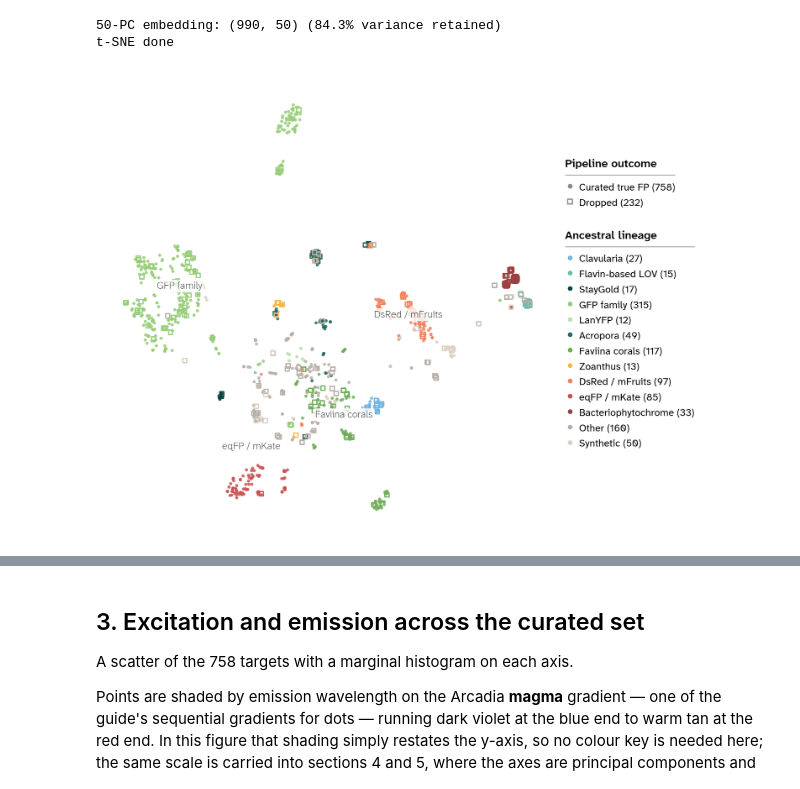
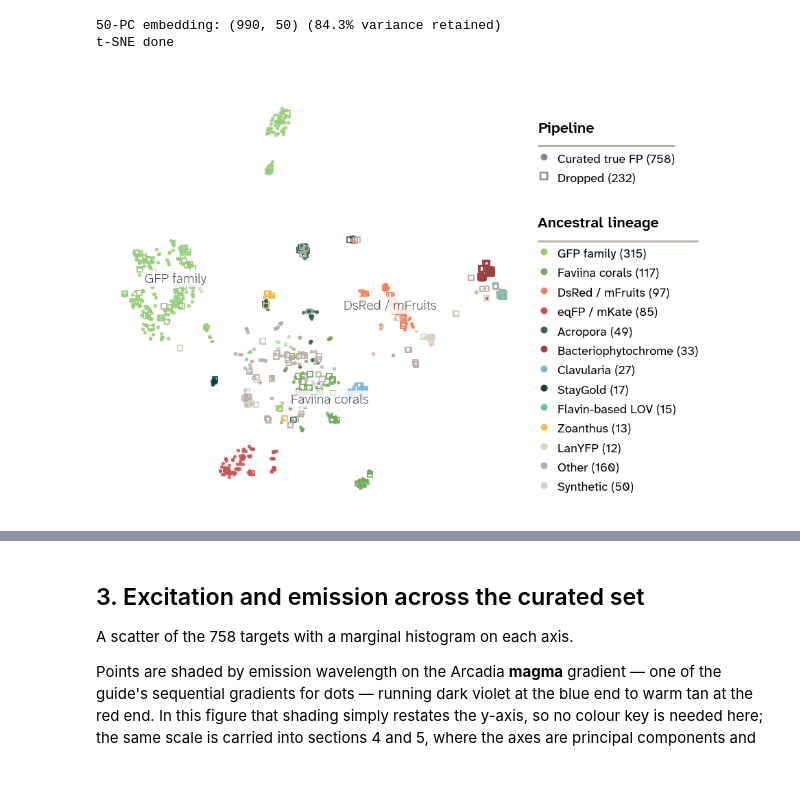
Before and after one commit to Arcadia-Science/FPguide, a Jupyter notebook: dataset_pipeline/visualize_curation.ipynb, the cells around one changed output, grey strips where cells are left out. Saved outputs shown, nothing was run; the diff lists cells and outputs as text; code cells hidden in the pictures.

Commit message:
added visualization for FPbase

```diff
--- a/dataset_pipeline/visualize_curation.ipynb
+++ b/dataset_pipeline/visualize_curation.ipynb
@@ -114,7 +114,8 @@ def panel_letter(ax, letter, dx=-46, dy=12):
                 ha="left", va="bottom", annotation_clip=False, **PANEL_LETTER)
 
 
-def key_block(key_ax, handles, title, ncol=1, entry_gap=34):
+def key_block(key_ax, handles, title, ncol=1, entry_gap=None, title_fontsize=17,
+              **legend_kwargs):
     '''Draw a key into a dedicated blank axes: SemiBold title over a 1.5pt Chateau rule.
 
     This replaces apc.mpl.add_legend_line, which does not fit this notebook on two counts:
@@ -123,23 +124,28 @@ def key_block(key_ax, handles, title, ncol=1, entry_gap=34):
     drawing in points, so the rule comes out too long whenever the figure DPI is not 72.
     Measuring the drawn legend instead gives a rule that ends at the longest label, as the
     guide asks, at any DPI and any number of columns.
+
+    The title defaults to the guide's 17pt SemiBold over 15pt entries; a key with more entries
+    than its panel can hold steps both down, and then the rule and the gap below the title
+    follow the title size. Everything else (`fontsize`, `labelspacing`, ...) goes to `legend`.
     '''
     key_ax.axis("off")
     figure = key_ax.figure
     height_px = key_ax.get_position().height * figure.get_figheight() * 72
+    entry_gap = 2 * title_fontsize if entry_gap is None else entry_gap
 
     def down(px):
         return 1 - px / height_px
 
     legend = key_ax.legend(handles=handles, loc="upper left", ncol=ncol,
                            bbox_to_anchor=(0, down(entry_gap)),
-                           alignment="left", columnspacing=1.2)
+                           alignment="left", columnspacing=1.2, **legend_kwargs)
     key_ax.text(0, down(0), title, transform=key_ax.transAxes, ha="left", va="top",
-                fontsize=17, fontweight="semibold", color=str(apc.black))
+                fontsize=title_fontsize, fontweight="semibold", color=str(apc.black))
 
     figure.canvas.draw()
     right = legend.get_window_extent().transformed(key_ax.transAxes.inverted()).x1
-    key_ax.plot([0, right], [down(24)] * 2, transform=key_ax.transAxes,
+    key_ax.plot([0, right], [down(title_fontsize + 7)] * 2, transform=key_ax.transAxes,
                 lw=1.5, color=str(apc.chateau), clip_on=False, solid_capstyle="butt")
     return legend
 
@@ -326,13 +332,20 @@ print("t-SNE done")
 50-PC embedding: (990, 50) (84.3% variance retained)
 t-SNE done
 # %%
-def label_families(ax, df, n_labels=4):
+# Half_square is a third of the width this map had as a Full_wide panel, so everything drawn on
+# it is scaled to match: the guide's 15pt is reserved for full-size panels, and 13 key entries
+# beside a 300px map only fit at 9pt. Sizes live here so the map and its keys stay in step.
+CALLOUT_FS, KEY_FS, KEY_TITLE_FS = 10, 9, 11
+KEPT_S, DROPPED_S, SWATCH_S = 7, 14, 5
+
+
+def label_families(ax, df, n_labels=3, fontsize=CALLOUT_FS):
     '''Annotate the largest lineages at the median of their points.
 
     Callout labels are Charcoal per the guide (text is only ever Black, White or Charcoal),
     so the colour association is carried by the key rather than by the label itself.
     Anchors are clamped toward the middle of the cloud to keep edge-hugging groups in frame,
-    and only the few largest lineages are labelled -- at 15pt, more than that collide.
+    and only the few largest lineages are labelled -- any more and they collide.
     '''
     xlo, xhi = np.percentile(df.x, [12, 88])
     ylo, yhi = np.percentile(df.y, [12, 88])
@@ -340,58 +353,74 @@ def label_families(ax, df, n_labels=4):
     for f in biggest:
         sub = df[df.family == f]
         ax.text(np.clip(sub.x.median(), xlo, xhi), np.clip(sub.y.median(), ylo, yhi),
-                SHORT[f], ha="center", va="center", zorder=5, **ANNOTATION,
+                SHORT[f], ha="center", va="center", zorder=5,
+                **{**ANNOTATION, "fontsize": fontsize},
                 bbox=dict(boxstyle="round,pad=0.2", fc="white", ec="none", alpha=0.8))
 
 
-# One map instead of two, so it gets most of the width. The empty first row is a spacer that
-# centres the key stack against the map rather than leaving it top-heavy.
-fig = plt.figure(figsize=(FULL_WIDE * PX, 700 * PX))
-gs = fig.add_gridspec(3, 2, width_ratios=(1, 0.45), height_ratios=(0.16, 0.15, 0.70),
-                      left=0.02, right=0.99, top=0.97, bottom=0.02,
+# One map instead of two, so it gets most of the width. The map is square and the key takes a
+# third of the width, so the panel is only as tall as the square that leaves: any taller and the
+# box aspect pays for it in blank bands above and below the map. The first row is a thin spacer
+# that keeps the key titles clear of the top edge.
+fig = plt.figure(figsize=(HALF_SQUARE * PX, 325 * PX))
+gs = fig.add_gridspec(3, 2, width_ratios=(1, 0.48), height_ratios=(0.06, 0.22, 0.72),
+                      left=0.02, right=0.95, top=0.95, bottom=0.02,
                       wspace=0.06, hspace=0.05)
 ax_map = fig.add_subplot(gs[:, 0])
 key_shape, key_lineage = fig.add_subplot(gs[1, 1]), fig.add_subplot(gs[2, 1])
 
 
-def dot(color, label):
-    return Line2D([0], [0], marker="o", linestyle="", markersize=7,
+# Both take a swatch size because the keys below sit in a Half_square panel, while the keys of
+# the later full-width figures reuse these helpers at the guide's size.
+def dot(color, label, markersize=7):
+    return Line2D([0], [0], marker="o", linestyle="", markersize=markersize,
                   markerfacecolor=color, markeredgecolor="none", label=label)
 
 
-def open_square(color, label):
-    return Line2D([0], [0], marker="s", linestyle="", markersize=7,
+def open_square(color, label, markersize=7):
+    return Line2D([0], [0], marker="s", linestyle="", markersize=markersize,
                   markerfacecolor="none", markeredgecolor=color,
-                  markeredgewidth=1.8, label=label)
+                  markeredgewidth=1.2, label=label)
 
 
 # Colour carries the lineage and marker shape carries the pipeline's verdict, so a single map
 # shows both at once: filled circles are kept, open squares are dropped.
 drop, keep = prot[~prot.is_true_fp], prot[prot.is_true_fp]
 for f in fam_order:
     sub = keep[keep.family == f]
-    ax_map.scatter(sub.x, sub.y, s=22, color=FAM_COLOR[f], alpha=0.85, linewidths=0)
+    ax_map.scatter(sub.x, sub.y, s=KEPT_S, color=FAM_COLOR[f], alpha=0.85, linewidths=0)
 for f in fam_order:
     sub = drop[drop.family == f]
-    ax_map.scatter(sub.x, sub.y, s=40, marker="s", facecolors="none",
-                   edgecolors=FAM_COLOR[f], linewidths=1.8, zorder=3)
+    ax_map.scatter(sub.x, sub.y, s=DROPPED_S, marker="s", facecolors="none",
+                   edgecolors=FAM_COLOR[f], linewidths=0.9, zorder=3)
 label_families(ax_map, prot)
 
+# A short handle keeps the longest label inside the narrow key column.
+KEY_TYPE = dict(fontsize=KEY_FS, title_fontsize=KEY_TITLE_FS, labelspacing=0.55,
+                handlelength=1.0, handletextpad=0.6)
+
 # Shape swatches are drawn in a neutral so they read as shape rather than as a lineage colour.
-key_block(key_shape, [dot(str(apc.bark), f"Curated true FP ({len(keep)})"),
-                      open_square(str(apc.bark), f"Dropped ({len(drop)})")],
-          "Pipeline outcome")
-key_block(key_lineage, [dot(FAM_COLOR[f], f"{SHORT[f]} ({int((prot.family == f).sum())})")
-                        for f in fam_order],
-          "Ancestral lineage")
+key_block(key_shape, [dot(str(apc.bark), f"Curated true FP ({len(keep)})", SWATCH_S),
+                      open_square(str(apc.bark), f"Dropped ({len(drop)})", SWATCH_S)],
+          "Pipeline", **KEY_TYPE)
+
+# Ordering the key by how many proteins each lineage contributes makes it a ranking as well as
+# a colour legend; the two supporting neutrals stay at the end, where they read as catch-alls.
+fam_n = prot.family.value_counts()
+key_order = (sorted((f for f in fam_order if f not in SUPPORTING), key=fam_n.get, reverse=True)
+             + sorted(SUPPORTING, key=fam_n.get, reverse=True))
+key_block(key_lineage, [dot(FAM_COLOR[f], f"{SHORT[f]} ({fam_n[f]})", SWATCH_S)
+                        for f in key_order],
+          "Ancestral lineage", **KEY_TYPE)
 
 ax_map.set(xticks=[], yticks=[])
 ax_map.set_box_aspect(1)
 for side in ("left", "bottom"):
     ax_map.spines[side].set_visible(False)
+fig.savefig("../figures/FPbase_t-SNE.svg")
 plt.show()
 # %% [output]
-[figure, old version]
+[figure, new version]
 # %% [markdown]
 **Figure 1. The curated peak set within FPbase sequence space.** t-SNE of the max-pooled ESM-2
 embedding of all 990 sequenced FPbase proteins (standardize → PCA-50 → t-SNE, `init="pca"`,
```
Also changed, not shown: parts of 12 cells of this notebook, 3 other files.
